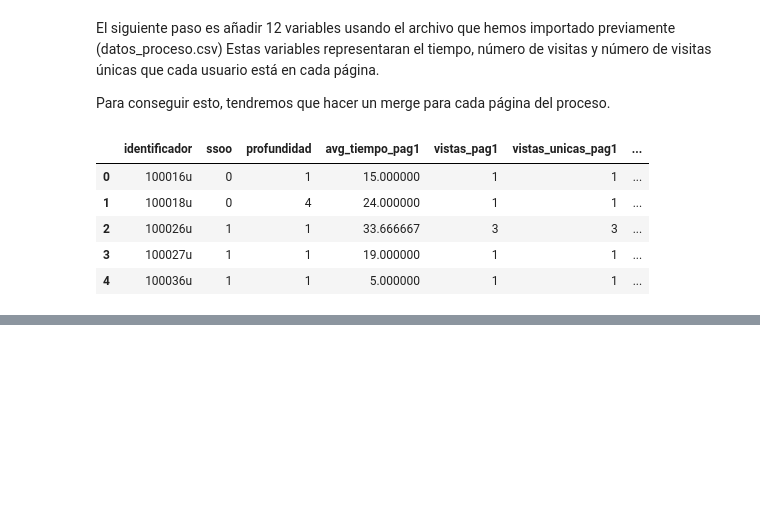
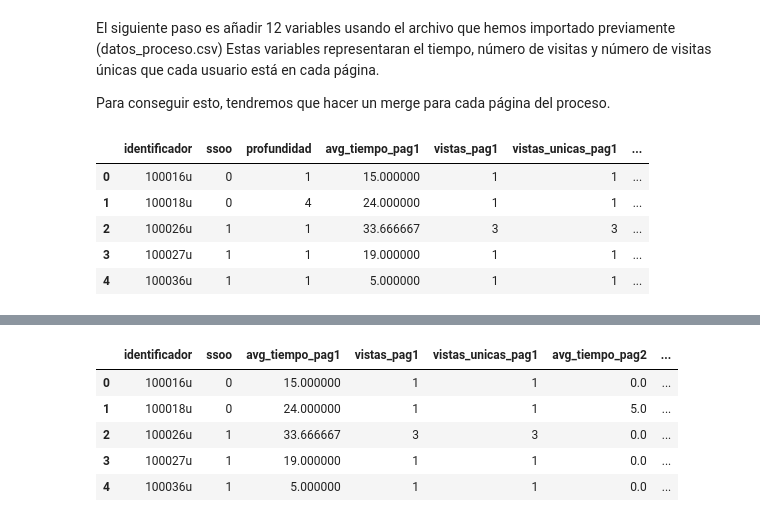
Before and after one commit to DiegoPerezCaa/TFM_QualitySession, a Jupyter notebook: TFM_QualityUser_paso_a_paso.ipynb, the cells around one changed output, grey strips where cells are left out. Drawn from its saved outputs; the diff is of its cells as text; code cells hidden in the pictures; blank space fills up the shorter version.

```diff
--- a/TFM_QualityUser_paso_a_paso.ipynb
+++ b/TFM_QualityUser_paso_a_paso.ipynb
@@ -238,0 +406,4 @@ df.head()
+# %%
+# Para que se muestren todas las columnas
+pd.set_option('display.max_columns',100)
+df.head()
@@ -238,0 +687,12 @@ df.head()
+# %%
+# Eliminamos las variables
+df.drop(['profundidad','vistas_unicas_pag4','vistas_pag4','avg_tiempo_pag4'],1 , inplace=True)
+# %%
+df.head()
+# %% [output]
+|  | identificador | ssoo | avg_tiempo_pag1 | vistas_pag1 | vistas_unicas_pag1 | avg_tiempo_pag2 | ... |
+| 0 | 100016u | 0 | 15.000000 | 1 | 1 | 0.0 | ... |
+| 1 | 100018u | 0 | 24.000000 | 1 | 1 | 5.0 | ... |
+| 2 | 100026u | 1 | 33.666667 | 3 | 3 | 0.0 | ... |
+| 3 | 100027u | 1 | 19.000000 | 1 | 1 | 0.0 | ... |
+| 4 | 100036u | 1 | 5.000000 | 1 | 1 | 0.0 | ... |
```
Also changed, not shown: parts of 54 cells of this notebook.
